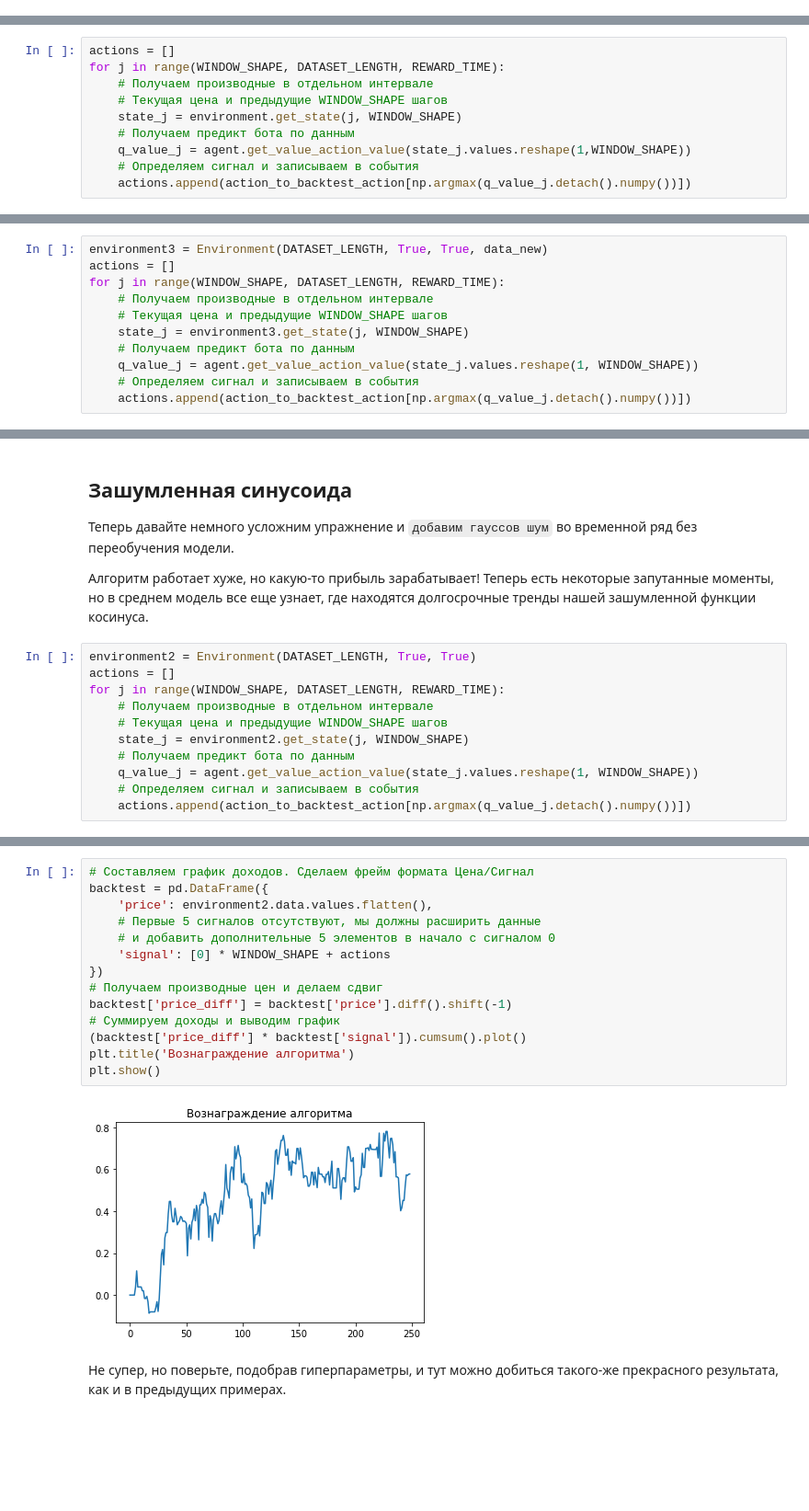
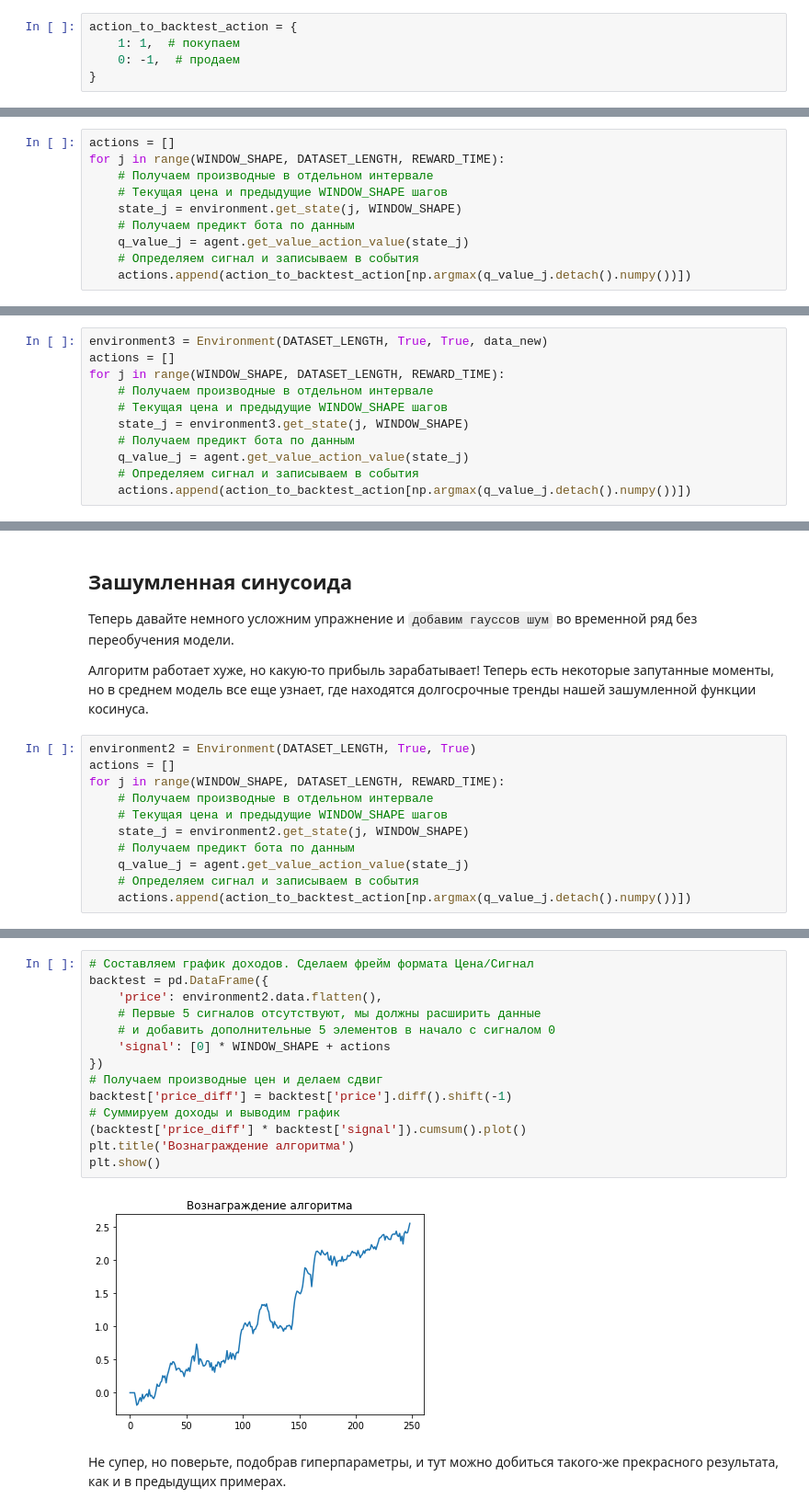
Before and after one commit to ikonushok/AI-Traiding, a Jupyter notebook: Пример_применения_RL_с_нуля__в_финтехе.ipynb, the cells around one changed output, grey strips where cells are left out. Shown at 92% size. Drawn from its saved outputs; the diff is of its cells as text; blank space fills up the shorter version.

```diff
--- a/Пример_применения_RL_с_нуля__в_финтехе.ipynb
+++ b/Пример_применения_RL_с_нуля__в_финтехе.ipynb
@@ -476,3 +464,8 @@ action_to_backtest_action = {
+# %%
+action_to_backtest_action = {
+    1: 1,  # покупаем
+    0: -1,  # продаем
+}
 # %% [markdown]
 ## Простой синус
 # %%
@@ -482,7 +475,7 @@ for j in range(WINDOW_SHAPE, DATASET_LENGTH, REWARD_TIME):
     # Текущая цена и предыдущие WINDOW_SHAPE шагов
     state_j = environment.get_state(j, WINDOW_SHAPE)
     # Получаем предикт бота по данным
-    q_value_j = agent.get_value_action_value(state_j.values.reshape(1,WINDOW_SHAPE))
+    q_value_j = agent.get_value_action_value(state_j)
     # Определяем сигнал и записываем в события
     actions.append(action_to_backtest_action[np.argmax(q_value_j.detach().numpy())])
 # %%
@@ -553,7 +546,7 @@ for j in range(WINDOW_SHAPE, DATASET_LENGTH, REWARD_TIME):
     # Текущая цена и предыдущие WINDOW_SHAPE шагов
     state_j = environment3.get_state(j, WINDOW_SHAPE)
     # Получаем предикт бота по данным
-    q_value_j = agent.get_value_action_value(state_j.values.reshape(1, WINDOW_SHAPE))
+    q_value_j = agent.get_value_action_value(state_j)
     # Определяем сигнал и записываем в события
     actions.append(action_to_backtest_action[np.argmax(q_value_j.detach().numpy())])
 # %%
@@ -602,7 +595,7 @@ for j in range(WINDOW_SHAPE, DATASET_LENGTH, REWARD_TIME):
     # Текущая цена и предыдущие WINDOW_SHAPE шагов
     state_j = environment2.get_state(j, WINDOW_SHAPE)
     # Получаем предикт бота по данным
-    q_value_j = agent.get_value_action_value(state_j.values.reshape(1, WINDOW_SHAPE))
+    q_value_j = agent.get_value_action_value(state_j)
     # Определяем сигнал и записываем в события
     actions.append(action_to_backtest_action[np.argmax(q_value_j.detach().numpy())])
 # %%
@@ -622,19 +615,19 @@ plt.show()
 # %%
 # Составляем график доходов. Сделаем фрейм формата Цена/Сигнал
 backtest = pd.DataFrame({
-    'price': environment2.data.values.flatten(),
+    'price': environment2.data.flatten(),
     # Первые 5 сигналов отсутствуют, мы должны расширить данные
     # и добавить дополнительные 5 элементов в начало с сигналом 0
     'signal': [0] * WINDOW_SHAPE + actions
 })
 # Получаем производные цен и делаем сдвиг
 backtest['price_diff'] = backtest['price'].diff().shift(-1)
 # Суммируем доходы и выводим график
 (backtest['price_diff'] * backtest['signal']).cumsum().plot()
 plt.title('Вознаграждение алгоритма')
 plt.show()
 # %% [output]
-[figure, old version]
+[figure, new version]
 # %% [markdown]
 Не супер, но поверьте, подобрав гиперпараметры, и тут можно добиться такого-же прекрасного результата, как и в предыдущих примерах.
 # %% [markdown]
```
Also changed, not shown: parts of 37 cells of this notebook.
